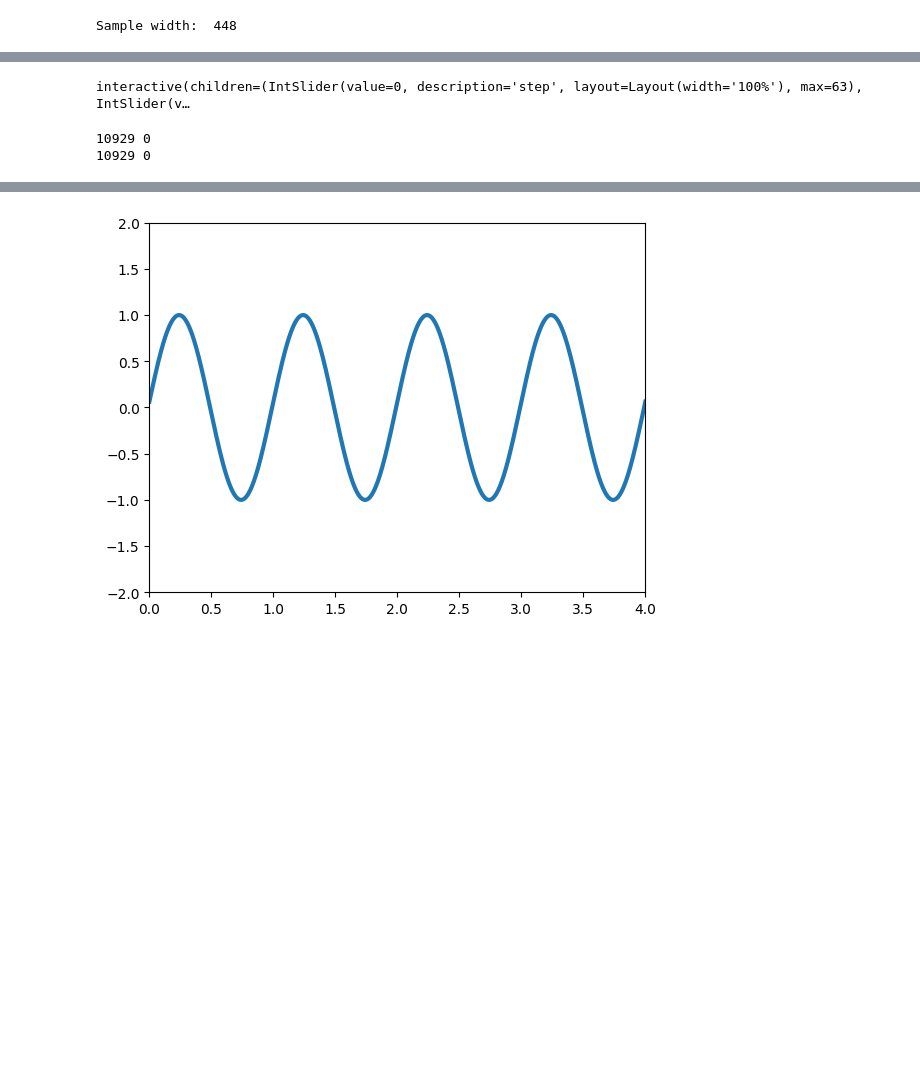
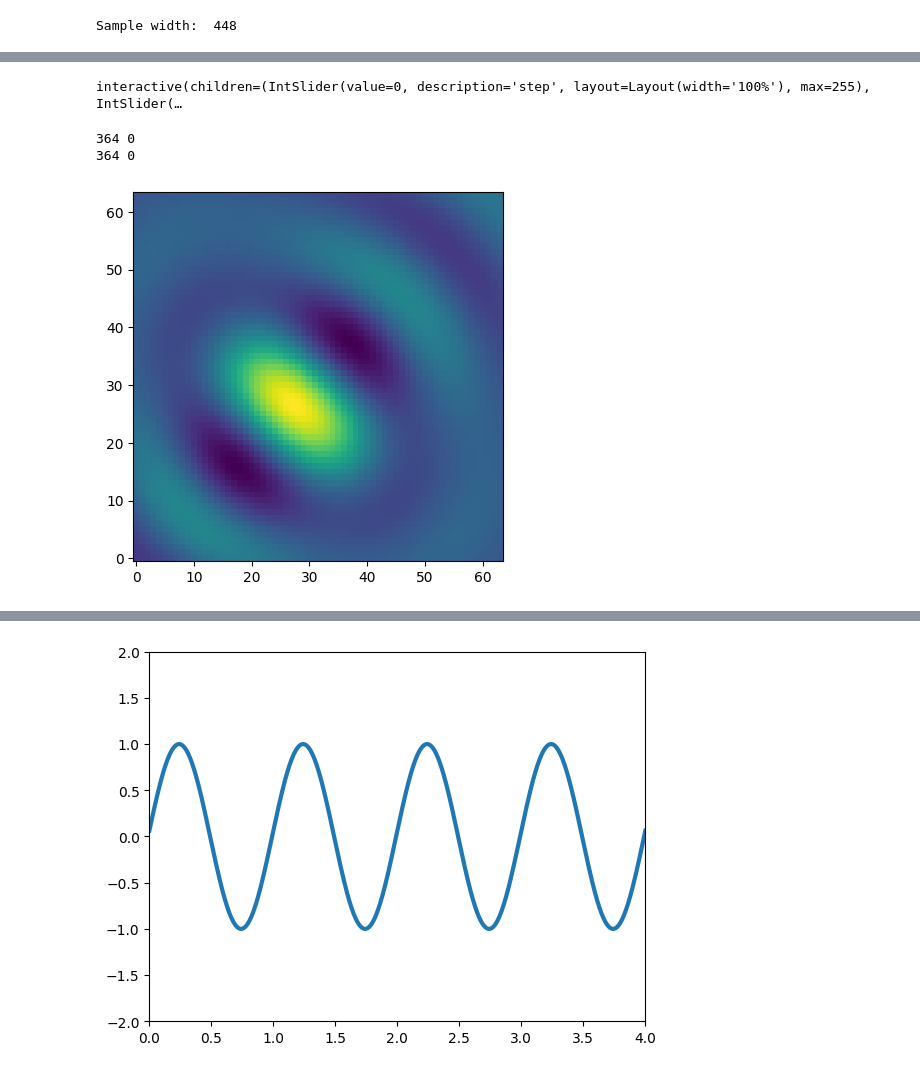
Before and after one commit to luzny274/DeepLearning_iSCAT, a Jupyter notebook: Convolution_Benchmark/Visualizations.ipynb, the cells around one changed output, grey strips where cells are left out. Cells and saved outputs as stored; diff of their text form; code cells hidden in the pictures; blank space fills up the shorter version.

```diff
--- a/Convolution_Benchmark/Visualizations.ipynb
+++ b/Convolution_Benchmark/Visualizations.ipynb
@@ -1,5 +1,4 @@
 # %%
-
 #imports
 
 import numpy as np
@@ -18,7 +17,8 @@ import gc
 nanometers_per_pixel = 46
 
 dt = 0.1
-t_max = 6.4
+# t_max = 6.4
+t_max = 25.6
 # t_max = 102.4
 
 psf_peak_pixel_size = 32
@@ -27,8 +27,8 @@ camera_fov_px = 64
 
 steps = int(t_max / dt)
 
-exD = 5000.0
-exParticle_count = 500
+exD = 2000.0
+exParticle_count = 2
 # exParticle_count = 1
 # %%
 #Load PSF
@@ -145,6 +159,7 @@ for i in range(sample_count):
         targets[step, i, positions_in_sight[:, 0], positions_in_sight[:, 1]] = 1
 
 
+highlight_particles = False
 
 
 def plot_step_fast_wTargets(step, sample_cur):
@@ -155,20 +170,23 @@ def plot_step_fast_wTargets(step, sample_cur):
     x = poss[step, begin:end, 1]
     y = poss[step, begin:end, 0]
 
-    plt.subplot(1, 2, 1)
+#     plt.subplot(1, 2, 1)
     plt.axis([-FOV_edge, sample_size_px-FOV_edge, -FOV_edge, sample_size_px-FOV_edge])
     plt.gca().add_patch(Rectangle((0, 0), camera_fov_px, camera_fov_px, edgecolor = 'red', fill=False))
     plt.gca().set_aspect('equal', adjustable='box')
     plt.scatter(x,y)
+    plt.show()
 
     imgs = samples[sample_cur]
-    plt.subplot(1, 2, 2)
+#     plt.subplot(1, 2, 2)
     plt.imshow(imgs[step, :, :])
     plt.axis([-0.5, camera_fov_px-0.5, -0.5, camera_fov_px-0.5])
-    plt.scatter(x,y, c="red")
-#     plt.scatter(x[-1:],y[-1:], c="red")
-#     plt.scatter(x[:-1],y[:-1], c="blue")
-#     print(x[-1:],y[-1:])
+
+    if highlight_particles:
+        plt.scatter(x,y, c="red")
+    #     plt.scatter(x[-1:],y[-1:], c="red")
+    #     plt.scatter(x[:-1],y[:-1], c="blue")
+    #     print(x[-1:],y[-1:])
     plt.show()
 
     plt.imshow(targets[step, sample_cur, :, :])
@@ -181,15 +199,23 @@ def plot_step_fast_wTargets(step, sample_cur):
 
 interact(plot_step_fast_wTargets, step=IntSlider(min=0, max=steps - 1, layout=Layout(width='100%')), sample_cur=IntSlider(min=0, max=sample_count - 1, layout=Layout(width='100%')));
 # %% [output]
-interactive(children=(IntSlider(value=0, description='step', layout=Layout(width='100%'), max=63), IntSlider(v…
+interactive(children=(IntSlider(value=0, description='step', layout=Layout(width='100%'), max=255), IntSlider(…
 # %%
 particles_per_sample = np.sum(particles_in_sight_cnt, axis = 1)
 
 print(particles_per_sample.min(), np.argmin(particles_per_sample))
 print(particles_per_sample.max(), np.argmax(particles_per_sample))
+
+
+step = 100
+imgs = samples[0]
+plt.imshow(imgs[step, :, :])
+plt.axis([-0.5, camera_fov_px-0.5, -0.5, camera_fov_px-0.5])
+plt.show()
 # %% [output]
-10929 0
-10929 0
+364 0
+364 0
+[figure, added]
 # %%
 #Last particle highlighted
 import matplotlib.animation as animation
```
Also changed, not shown: parts of 5 cells of this notebook, 12 other files.
